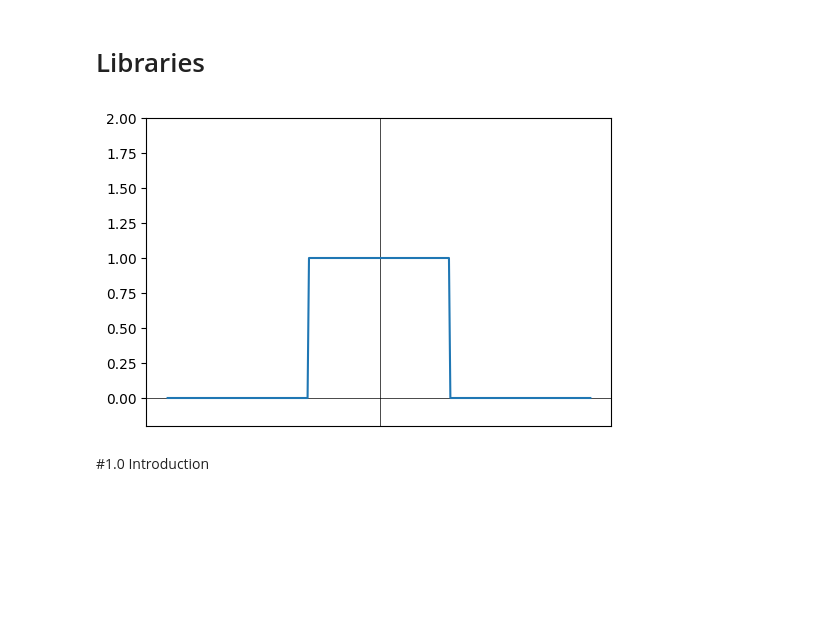
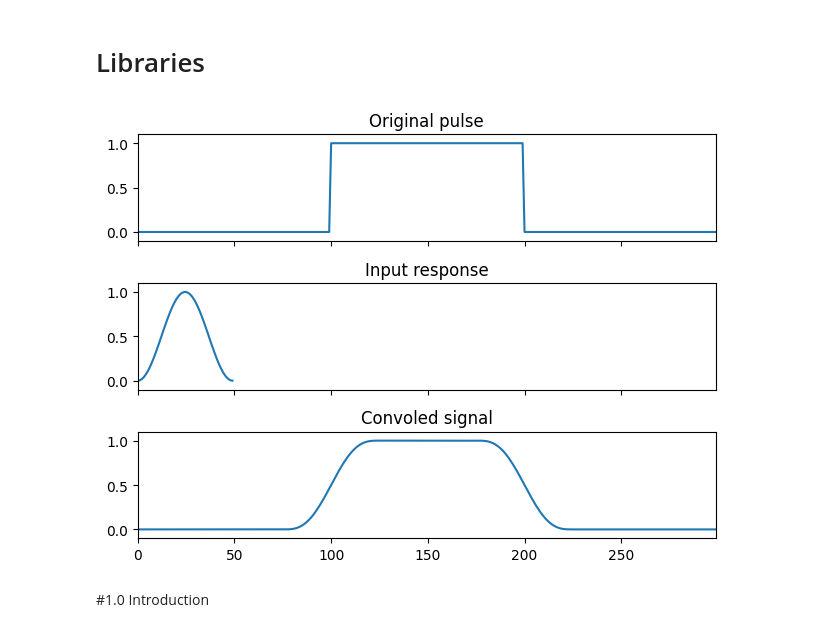
Before and after one commit to BuwanekaEpakanda/EE_257_Note_Book, a Jupyter notebook: EE_257_Signals_and_Systems.ipynb, the cells around one changed output. Cells and saved outputs as stored; diff of their text form; code cells hidden in the pictures; blank space fills up the shorter version.

```diff
--- a/EE_257_Signals_and_Systems.ipynb
+++ b/EE_257_Signals_and_Systems.ipynb
@@ -188,6 +188,9 @@ from scipy import signal
 from matplotlib import style
 # %%
 class Waves:
+  def __init__(self):
+    self.square_pulse_arr=np.repeat([0., 1., 0.], 50)
+    self.hann_pulse_arr=signal.windows.hann(50)
 
   def draw_periodic_signals(self,arr,title,x_axis_label,y_axis_label,pulse_height,sampling_rate):
     t = np.linspace(-3.9, 3.9, sampling_rate, endpoint=True)
@@ -220,41 +223,66 @@ class Waves:
     t = np.linspace(-3.9, 3.9, 500)
     arr=[(1+num)*pulse_height/2 for num in signal.sawtooth(2/periodic_time * np.pi * 1 * (t-horizontal_shift))]
     self.draw_periodic_signals(arr,title,x_axis_label,y_axis_label,pulse_height,500)
 
 
     """To form a sawtooth pulse"""
 
     #   wave=Waves()
     #   wave.sawtooth_pulse(Enter periodic time,Enter Title,Enter X axis label,Enter Y axis label,Enter horizontal shift,Enter pulse height)
 
   def enlarged_impulse_1(self):
     plt.figure(figsize=(6, 4))
     y_values=[0,0,1,1,1,0,0]
     x_values=[-2,-1,-1,0,1,1,2]
     plt.plot(x_values,y_values)
     plt.ylim(-0.2,2)
     plt.axhline(y=0, color='black',linewidth = 0.5)
     plt.axvline(x=0, color='black',linewidth = 0.5)
     plt.xlabel("time")
     plt.title("$\delta(t)$")
     y_labels=[0,0,"1/ $\Delta$","1/ $\Delta$","1/ $\Delta$",0,0]
     labels=["-$\Delta$","-$\Delta$/2","-$\Delta$/2","0","$\Delta$/2","$\Delta$/2","$\Delta$"]
     plt.xticks(x_values,labels,rotation="horizontal")
     plt.yticks(y_values,y_labels,rotation="horizontal")
     plt.show()
 
-  def draw_pulse(self,periodic_time):
+  def draw_hann_pulse(self,shift):
     plt.figure(figsize=(6, 4))
     plt.ylim(-0.2,2)
-    a = plt.gca()
-    xax = a.axes.get_xaxis()
-    xax = xax.set_visible(False)
+    plt.xlim(-5,5)
     plt.axhline(y=0, color='black',linewidth = 0.5)
-    plt.axvline(x=150, color='black',linewidth = 0.5)
-    sig=np.repeat([0.,1.,0.],100)
-    plt.plot(sig)
+    plt.axvline(x=0, color='black',linewidth = 0.5)
+    win = signal.windows.hann(50)
+    x_values=np.linspace(-1-shift,(1-shift),num=50)
+    plt.plot(x_values,win)
+
+    """To form a hann pulse"""
+
+    #   wave=Waves()
+    #   wave.draw_hann_pulse(Enter shift)
+
+
+  def convolve_square_and_hann(self):
+    win = signal.windows.hann(50)
+    sig = np.repeat([0., 1., 0.], 100)
+    filtered = signal.convolve(sig, win, mode='same') / sum(win)
+    fig, (ax_orig, ax_win, ax_filt) = plt.subplots(3, 1, sharex=True,sharey=True)
+    ax_orig.plot(sig)
+    ax_orig.set_title('Original pulse')
+    ax_orig.margins(0, 0.1)
+    ax_win.plot(win)
+    ax_win.set_title('Input response')
+    ax_win.margins(0, 0.1)
+    ax_filt.plot(filtered)
+    ax_filt.set_title('Convoled signal')
+    ax_filt.margins(0, 0.1)
+    fig.tight_layout()
+    fig.show()
+
+w=Waves()
+w.convolve_square_and_hann()
 # %% [output]
-[figure, old version]
+[figure, new version]
 # %% [markdown]
 #1.0 Introduction
 # %% [markdown]
```
